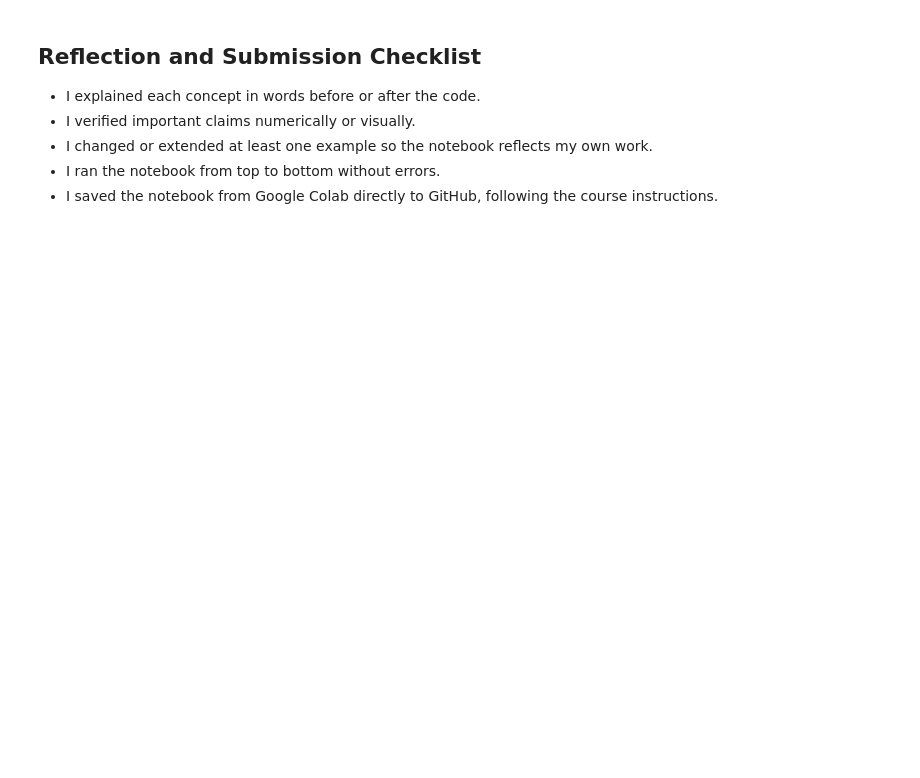
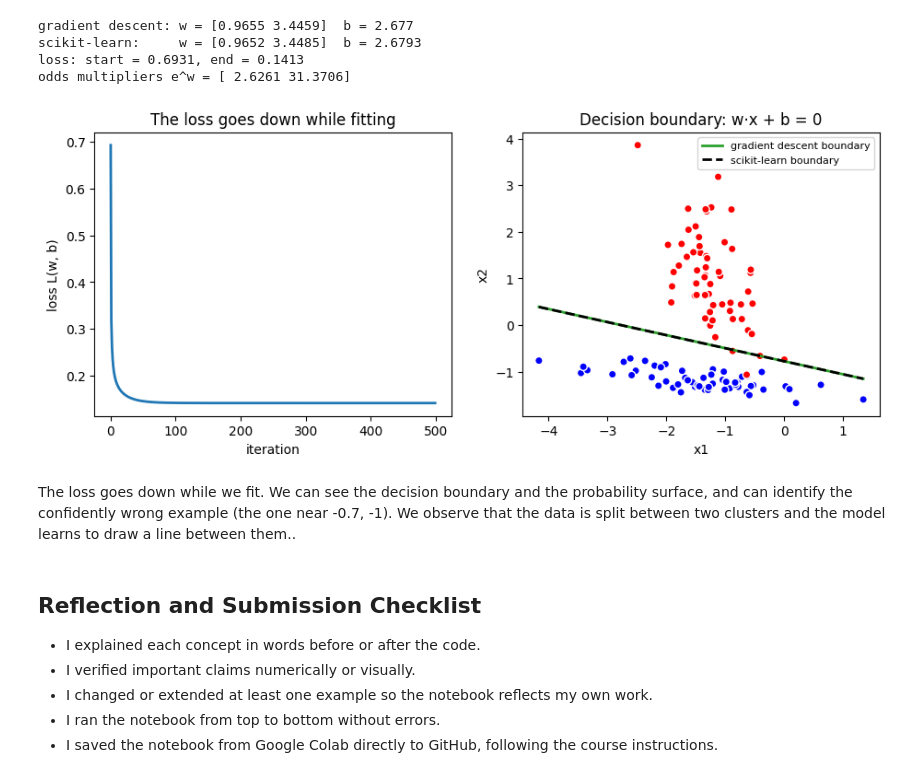
Before and after one commit to ehuangasu/MAT422, a Jupyter notebook: MAT422_Section_3_4_Logistic_Regression.ipynb, the cells around one changed output. Drawn from its saved outputs; the diff is of its cells as text; code cells hidden in the pictures; blank space fills up the shorter version.

```diff
--- a/MAT422_Section_3_4_Logistic_Regression.ipynb
+++ b/MAT422_Section_3_4_Logistic_Regression.ipynb
@@ -66,3 +141,38 @@ plt.show()
+# %%
+n = len(y)
+w, b = np.zeros(2), 0.0
+lr = 2.0
+losses = []
+for step in range(500):
+    p = sigmoid(X @ w + b)
+    losses.append(-np.mean(y*np.log(p) + (1 - y)*np.log(1 - p)) + w @ w / (2*n))
+    w = w - lr * (X.T @ (p - y) / n + w / n)
+    b = b - lr * np.mean(p - y)
+
+print("gradient descent: w =", w, " b =", round(b, 4))
+print("scikit-learn:     w =", model.coef_[0], " b =", model.intercept_[0].round(4))
+print(f"loss: start = {losses[0]:.4f}, end = {losses[-1]:.4f}")
+print("odds multipliers e^w =", np.exp(w))
+
+fig, ax = plt.subplots(1, 2, figsize=(11, 4))
+ax[0].plot(losses, lw=2)
+ax[0].set(title="The loss goes down while fitting", xlabel="iteration", ylabel="loss L(w, b)")
+x1 = np.linspace(X[:, 0].min(), X[:, 0].max(), 100)
+for ww, bb, style, name in [(w, b, "C2-", "gradient descent"),
+                            (model.coef_[0], model.intercept_[0], "k--", "scikit-learn")]:
+    ax[1].plot(x1, -(ww[0]*x1 + bb) / ww[1], style, lw=2, label=f"{name} boundary")
+ax[1].scatter(X[:, 0], X[:, 1], c=y, cmap="bwr", edgecolor="white")
+ax[1].set(title="Decision boundary: w·x + b = 0", xlabel="x1", ylabel="x2")
+ax[1].legend(fontsize=8)
+plt.show()
+# %% [output]
+gradient descent: w = [0.9655 3.4459]  b = 2.677
+scikit-learn:     w = [0.9652 3.4485]  b = 2.6793
+loss: start = 0.6931, end = 0.1413
+odds multipliers e^w = [ 2.6261 31.3706]
+[figure, added]
+# %% [markdown]
+The loss goes down while we fit. We can see the decision boundary and the probability surface, and can identify the confidently wrong example (the one near -0.7, -1). We observe that the data is split between two clusters and the model learns to draw a line between them..
 # %% [markdown]
 ## Reflection and Submission Checklist
 
```
Also changed, not shown: parts of 15 cells of this notebook.
